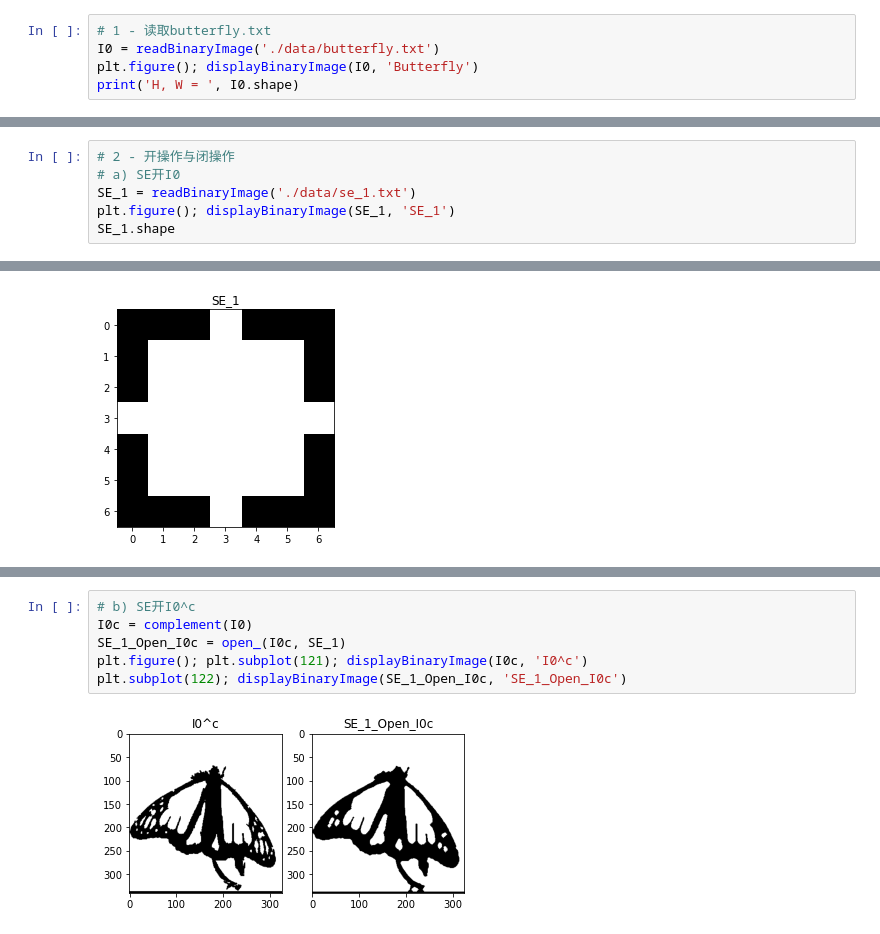
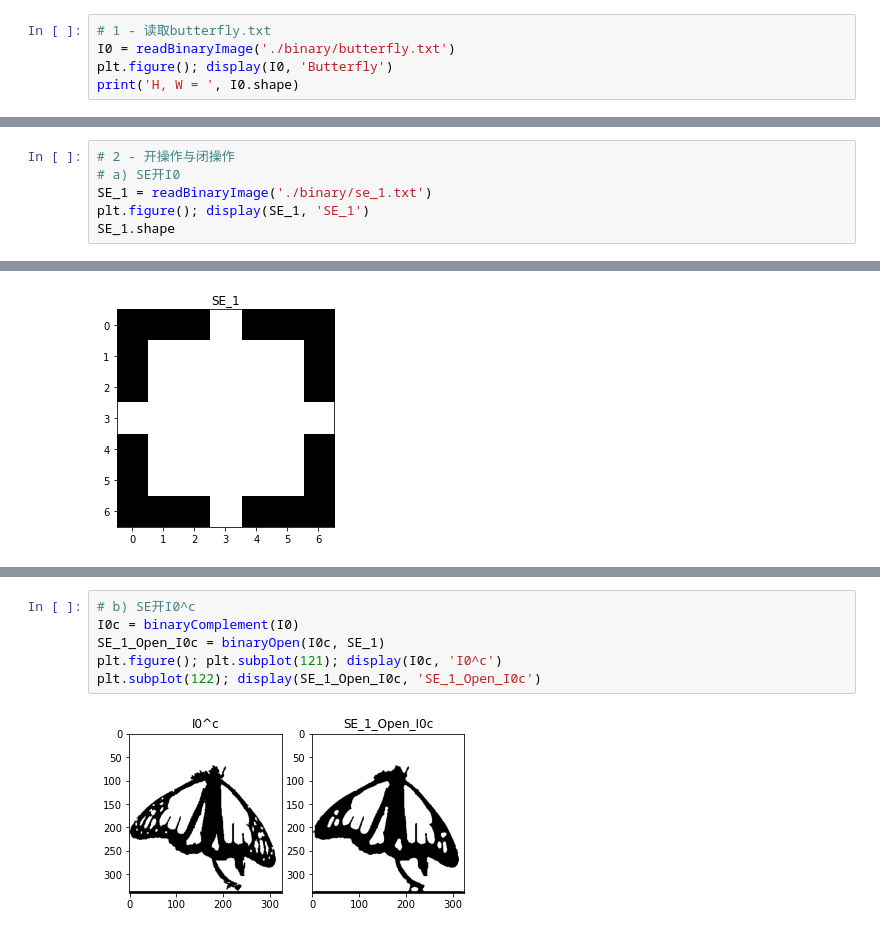
Before and after one commit to z0gSh1u/seu-iau, a Jupyter notebook: morphology/binary.ipynb, the cells around one changed output, grey strips where cells are left out. Drawn from its saved outputs; the diff is of its cells as text.

```diff
--- a/morphology/binary.ipynb
+++ b/morphology/binary.ipynb
@@ -81,7 +20,7 @@ def same(a, b):
 # %%
 # 1 - 读取butterfly.txt
-I0 = readBinaryImage('./data/butterfly.txt')
-plt.figure(); displayBinaryImage(I0, 'Butterfly')
+I0 = readBinaryImage('./binary/butterfly.txt')
+plt.figure(); display(I0, 'Butterfly')
 print('H, W = ', I0.shape)
 # %% [output]
 H, W =  (340, 325)
@@ -89,8 +28,8 @@ H, W =  (340, 325)
 # %%
 # 2 - 开操作与闭操作
 # a) SE开I0
-SE_1 = readBinaryImage('./data/se_1.txt')
-plt.figure(); displayBinaryImage(SE_1, 'SE_1')
+SE_1 = readBinaryImage('./binary/se_1.txt')
+plt.figure(); display(SE_1, 'SE_1')
 SE_1.shape
 # %% [output]
 (7, 7)
@@ -103,10 +42,10 @@ plt.figure(); displayBinaryImage(SE_1_Open_I0, 'SE_1 Open I0')
 # %%
 # b) SE开I0^c
-I0c = complement(I0)
-SE_1_Open_I0c = open_(I0c, SE_1)
-plt.figure(); plt.subplot(121); displayBinaryImage(I0c, 'I0^c')
-plt.subplot(122); displayBinaryImage(SE_1_Open_I0c, 'SE_1_Open_I0c')
+I0c = binaryComplement(I0)
+SE_1_Open_I0c = binaryOpen(I0c, SE_1)
+plt.figure(); plt.subplot(121); display(I0c, 'I0^c')
+plt.subplot(122); display(SE_1_Open_I0c, 'SE_1_Open_I0c')
 # %% [output]
-[figure, old version]
+[figure, new version]
 # %%
 # c) SE闭I0
```
Also changed, not shown: parts of 18 cells of this notebook, 12 other files.
